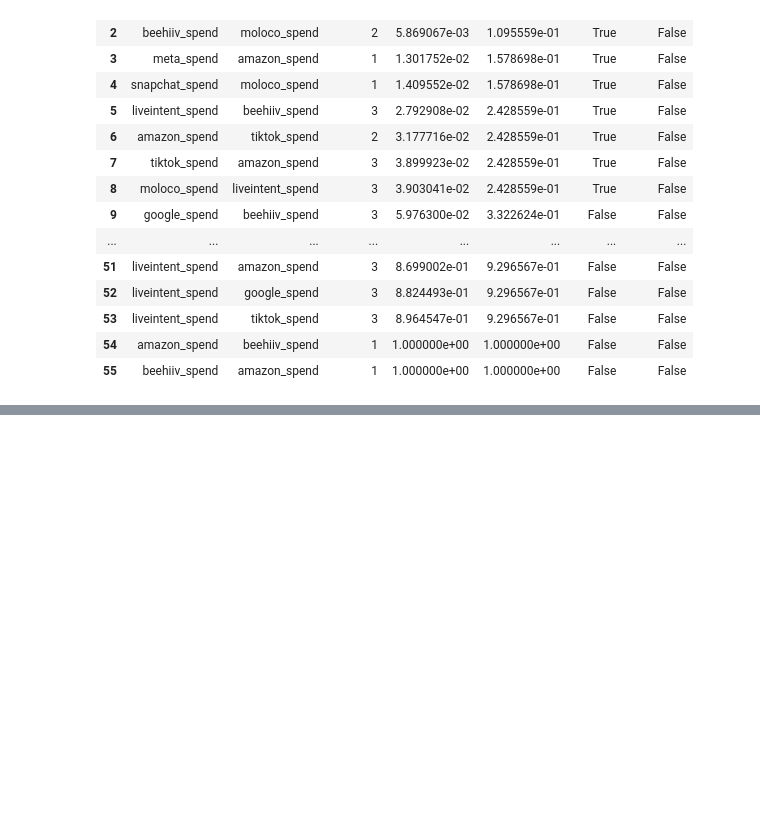
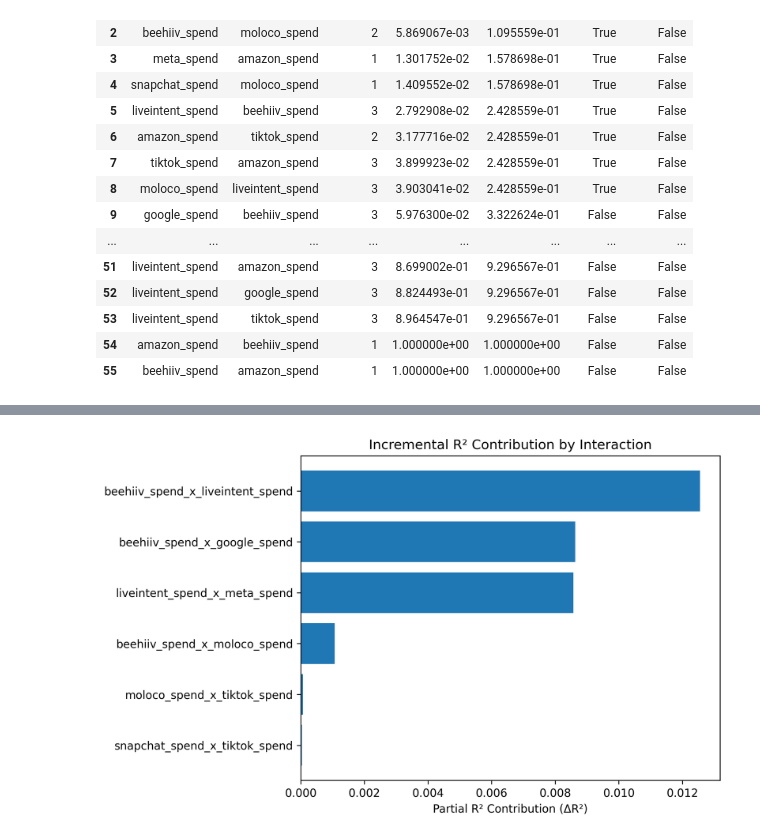
Before and after one commit to pstat197/BlueAlpha3-Synergy-Analysis, a Jupyter notebook: results/interaction_strength_results.ipynb, the cells around one changed output, grey strips where cells are left out. Cells and saved outputs as stored; diff of their text form; code cells hidden in the pictures; blank space fills up the shorter version.

Commit message:
confidence interval and interaction modeling interpretation

```diff
--- a/results/interaction_strength_results.ipynb
+++ b/results/interaction_strength_results.ipynb
@@ -59,0 +88,5 @@ granger_casuality_summary
+# %%
+
+Image("../interaction_strength_figs/partial_r2_interactions.png", width=700)
+# %% [output]
+[figure, added]
```
Also changed, not shown: parts of 5 cells of this notebook, 1 other file.
